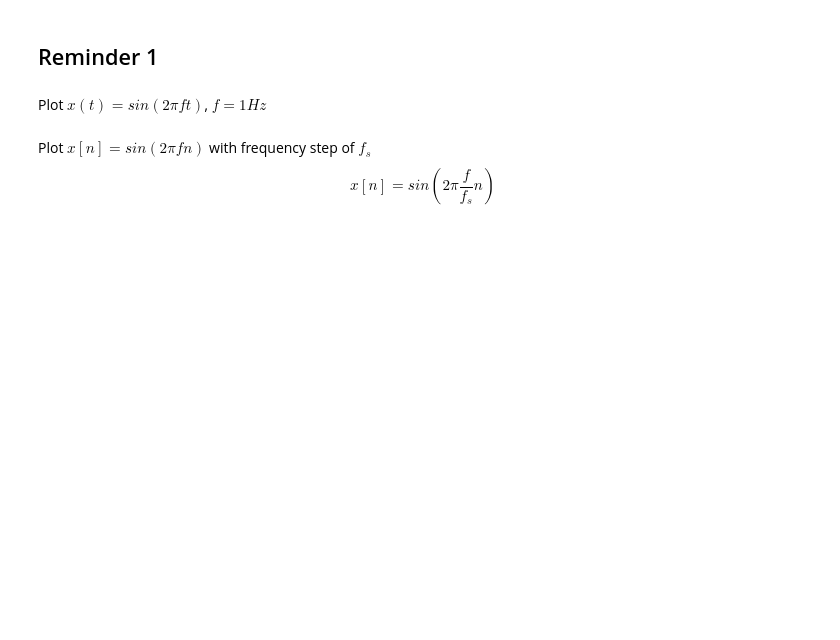
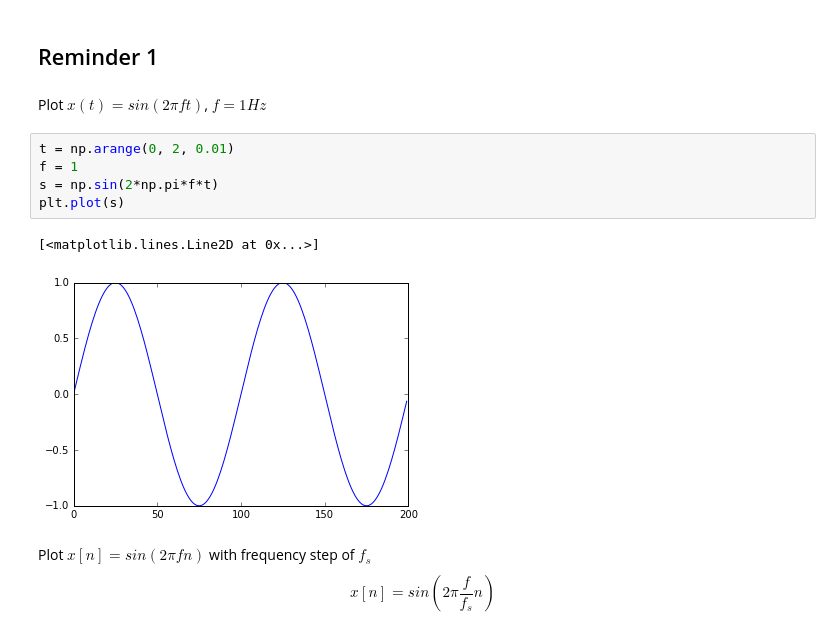
Before and after one commit to ziyanghong/DSP-TP-1617, a Jupyter notebook: Lab2/python/Lab2.ipynb, the cells around one changed output. Drawn from its saved outputs; the diff is of its cells as text; blank space fills up the shorter version.

```diff
--- a/Lab2/python/Lab2.ipynb
+++ b/Lab2/python/Lab2.ipynb
@@ -14,6 +16,14 @@ import numpy as np
 ## Reminder 1
 # %% [markdown]
 Plot $x(t) = sin(2\pi f t)$,  $f = 1 Hz$
+# %%
+t = np.arange(0, 2, 0.01)
+f = 1
+s = np.sin(2*np.pi*f*t)
+plt.plot(s)
+# %% [output]
+[<matplotlib.lines.Line2D at 0x...>]
+[figure, added]
 # %% [markdown]
 Plot $x[n] = sin(2\pi f n)$ with frequency step of $f_s$
 $$x[n] = sin(2\pi\frac{f}{f_s}n)$$
```
Also changed, not shown: parts of 14 cells of this notebook.
